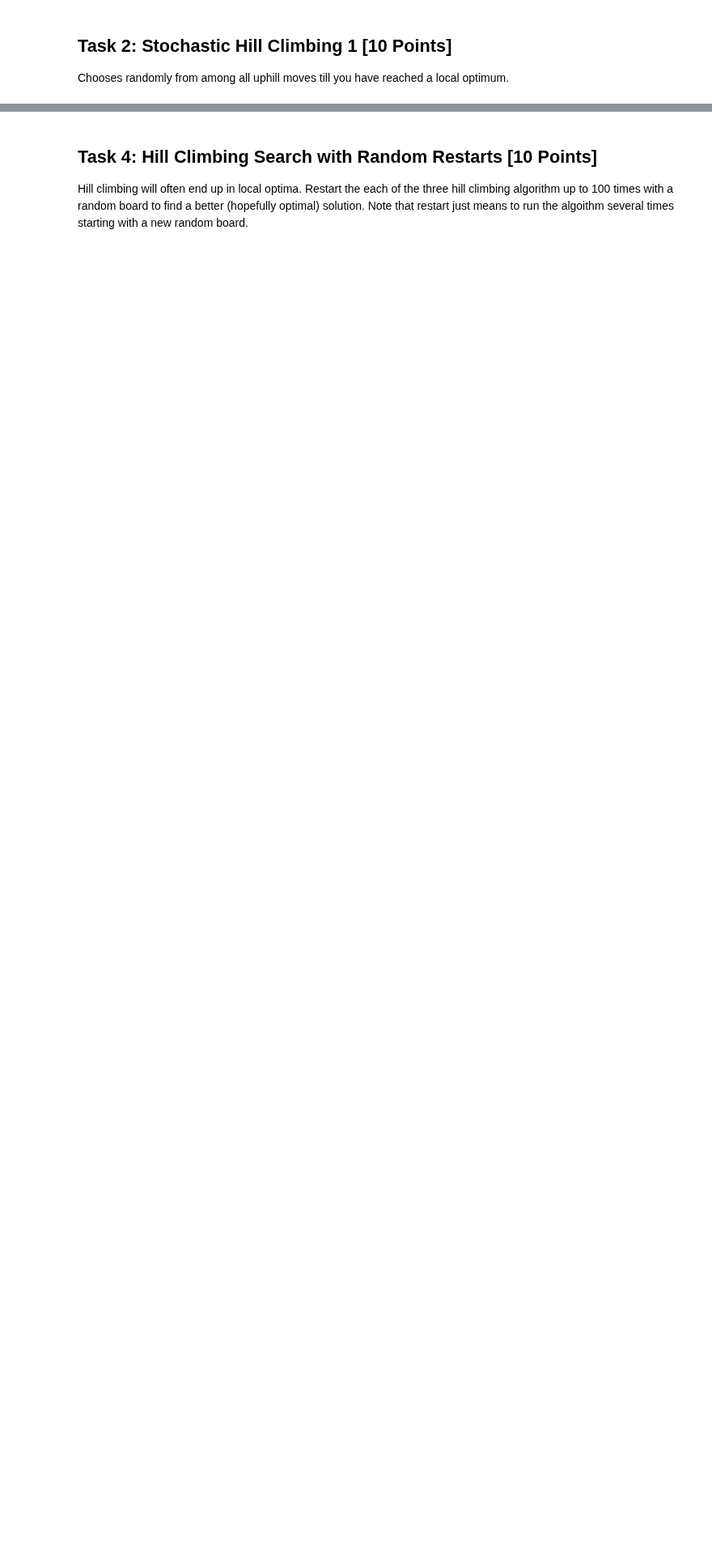
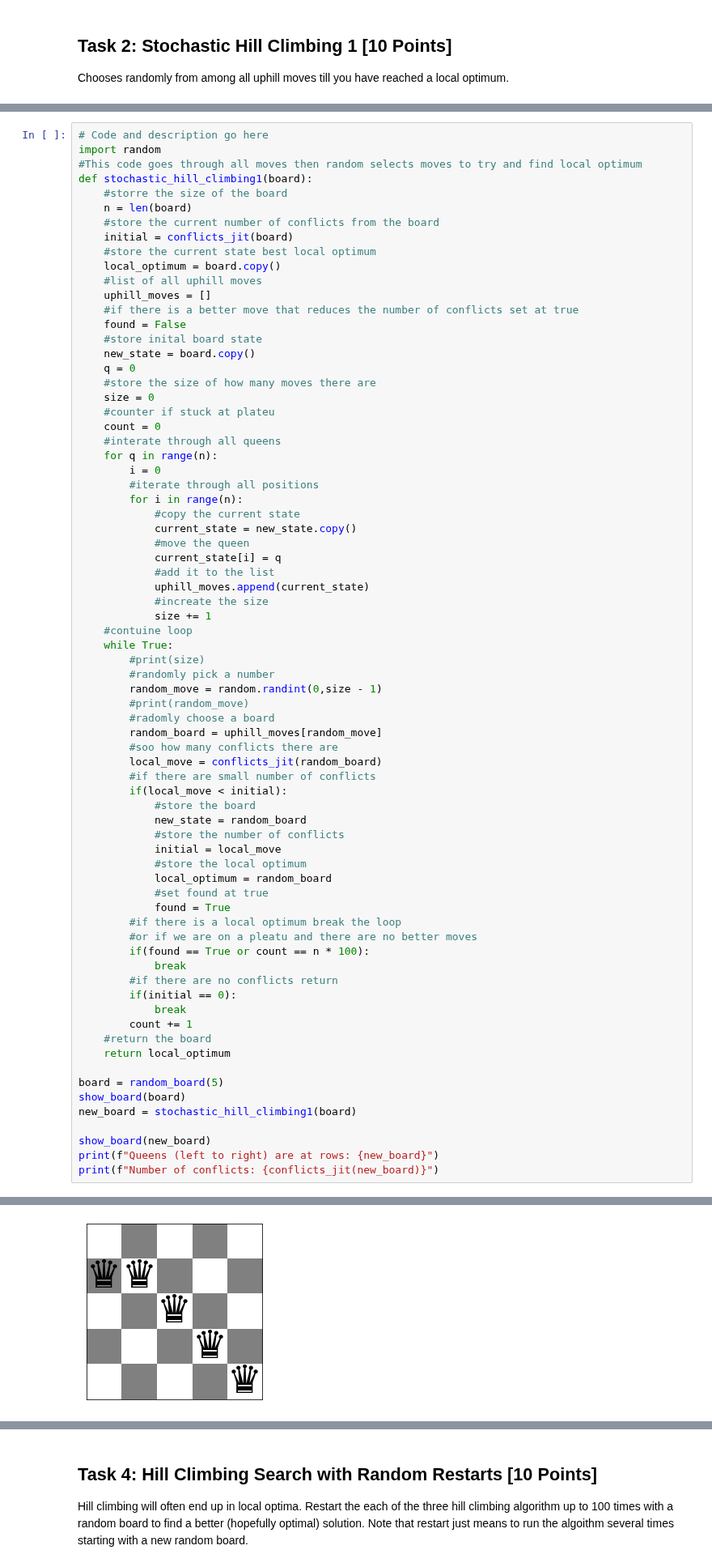
Before and after one commit to mhahsler/CS7320-AI, a Jupyter notebook: Local_Search/n_queens.ipynb, the cells around one changed output, grey strips where cells are left out. Shown at 81% size. Saved outputs shown, nothing was run; the diff lists cells and outputs as text; blank space fills up the shorter version.

```diff
--- a/Local_Search/n_queens.ipynb
+++ b/Local_Search/n_queens.ipynb
@@ -244,0 +208,74 @@ Number of conflicts: 2
+# %%
+# Code and description go here
+import random
+#This code goes through all moves then random selects moves to try and find local optimum
+def stochastic_hill_climbing1(board):
+    #storre the size of the board
+    n = len(board)
+    #store the current number of conflicts from the board
+    initial = conflicts_jit(board)
+    #store the current state best local optimum
+    local_optimum = board.copy()
+    #list of all uphill moves
+    uphill_moves = []
+    #if there is a better move that reduces the number of conflicts set at true
+    found = False
+    #store inital board state
+    new_state = board.copy()
+    q = 0
+    #store the size of how many moves there are
+    size = 0
+    #counter if stuck at plateu
+    count = 0
+    #interate through all queens
+    for q in range(n):
+        i = 0
+        #iterate through all positions
+        for i in range(n):
+            #copy the current state
+            current_state = new_state.copy()
+            #move the queen
+            current_state[i] = q
+            #add it to the list
+            uphill_moves.append(current_state)
+            #increate the size
+            size += 1
+    #contuine loop
+    while True:
+        #print(size)
+        #randomly pick a number
+        random_move = random.randint(0,size - 1)
+        #print(random_move)
+        #radomly choose a board
+        random_board = uphill_moves[random_move]
+        #soo how many conflicts there are
+        local_move = conflicts_jit(random_board)
+        #if there are small number of conflicts
+        if(local_move < initial):
+            #store the board
+            new_state = random_board
+            #store the number of conflicts
+            initial = local_move
+            #store the local optimum
+            local_optimum = random_board
+            #set found at true
+            found = True
+        #if there is a local optimum break the loop
+        #or if we are on a pleatu and there are no better moves
+        if(found == True or count == n * 100):
+            break
+        #if there are no conflicts return
+        if(initial == 0):
+            break
+        count += 1
+    #return the board
+    return local_optimum
+
+board = random_board(5)
+show_board(board)
+new_board = stochastic_hill_climbing1(board)
+
+show_board(new_board)
+print(f"Queens (left to right) are at rows: {new_board}")
+print(f"Number of conflicts: {conflicts_jit(new_board)}")
+# %% [output]
@@ -244,0 +283 @@ Number of conflicts: 2
+[figure, added]
```
Also changed, not shown: parts of 21 cells of this notebook.
